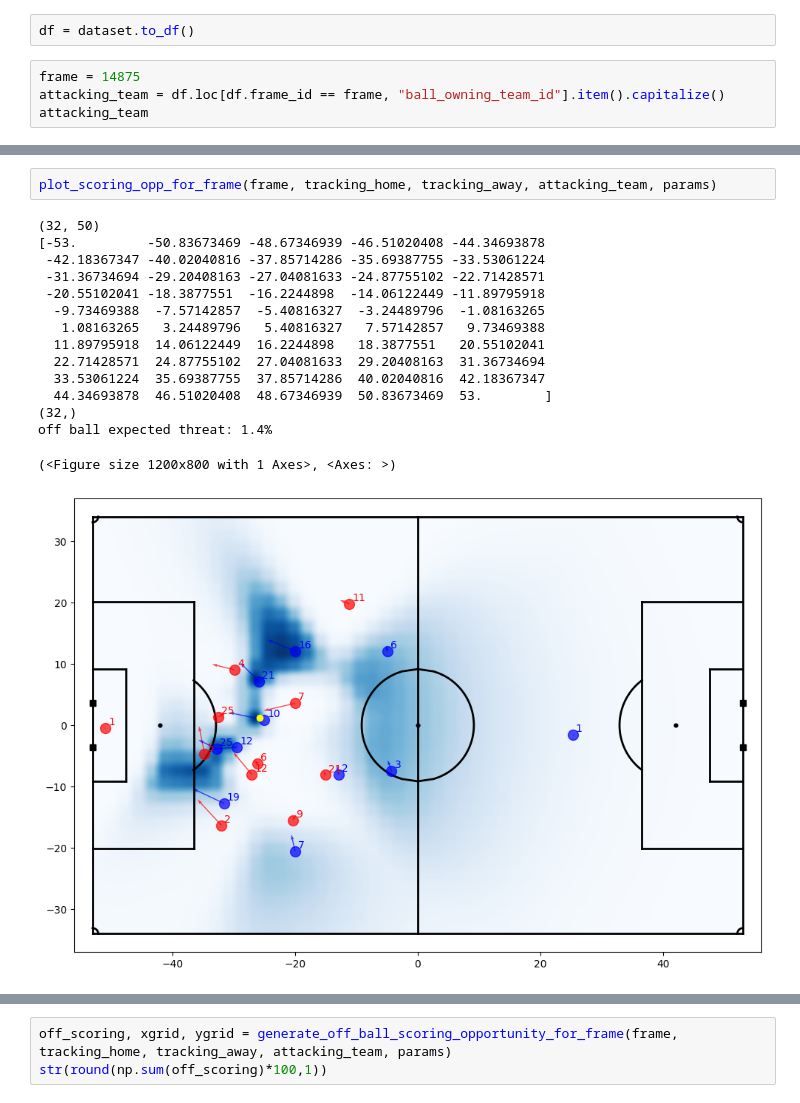
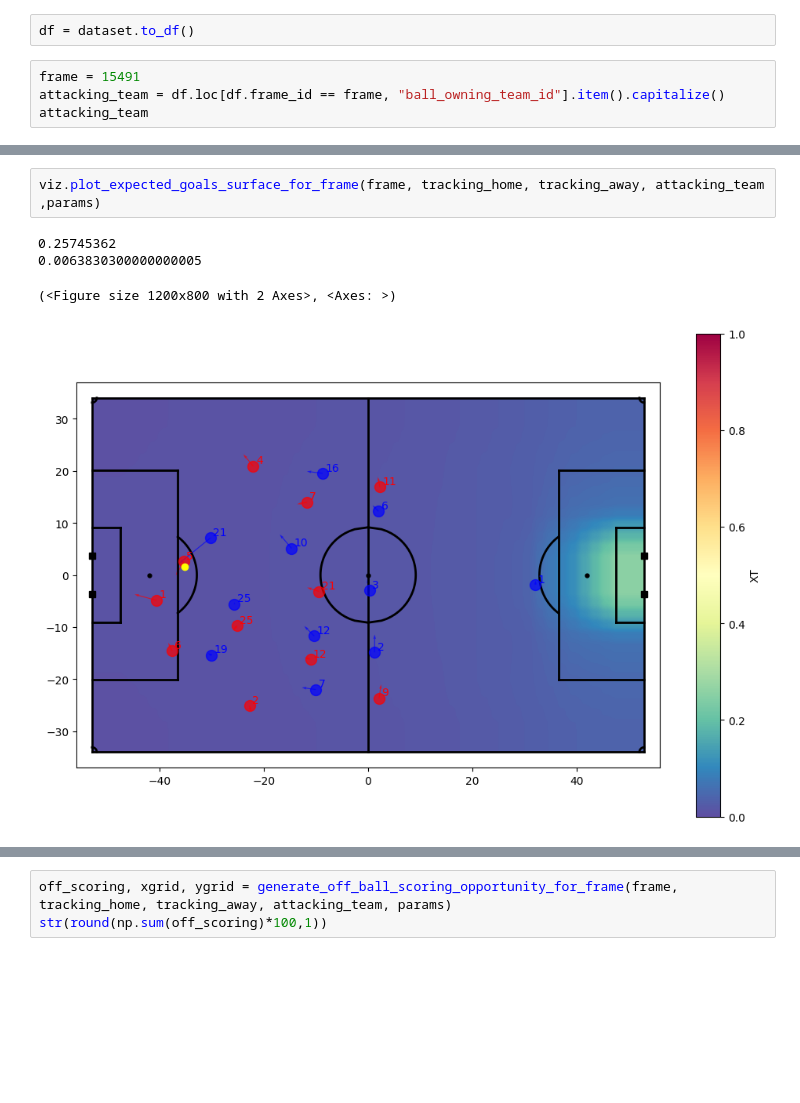
Before and after one commit to liammoore44/City-DS, a Jupyter notebook: notebooks/pitch_control_ss.ipynb, the cells around one changed output, grey strips where cells are left out. Drawn from its saved outputs; the diff is of its cells as text; blank space fills up the shorter version.

```diff
--- a/notebooks/pitch_control_ss.ipynb
+++ b/notebooks/pitch_control_ss.ipynb
@@ -37,7 +37,7 @@ params=pc.parameters()
 # %%
 df = dataset.to_df()
 # %%
-frame = 14875
+frame = 15491
 attacking_team = df.loc[df.frame_id == frame, "ball_owning_team_id"].item().capitalize()
 attacking_team
 # %% [output]
@@ -153,18 +60,7 @@ def plot_scoring_opp_for_frame(frame, tracking_home, tracking_away, attacking_te
 # %%
-plot_scoring_opp_for_frame(frame, tracking_home, tracking_away, attacking_team, params)
+viz.plot_expected_goals_surface_for_frame(frame, tracking_home, tracking_away, attacking_team ,params)
 # %% [output]
-(32, 50)
-[-53.         -50.83673469 -48.67346939 -46.51020408 -44.34693878
- -42.18367347 -40.02040816 -37.85714286 -35.69387755 -33.53061224
- -31.36734694 -29.20408163 -27.04081633 -24.87755102 -22.71428571
- -20.55102041 -18.3877551  -16.2244898  -14.06122449 -11.89795918
-  -9.73469388  -7.57142857  -5.40816327  -3.24489796  -1.08163265
-   1.08163265   3.24489796   5.40816327   7.57142857   9.73469388
-  11.89795918  14.06122449  16.2244898   18.3877551   20.55102041
-  22.71428571  24.87755102  27.04081633  29.20408163  31.36734694
-  33.53061224  35.69387755  37.85714286  40.02040816  42.18367347
-  44.34693878  46.51020408  48.67346939  50.83673469  53.        ]
-(32,)
-off ball expected threat: 1.4%
+0.25745362
+0.0063830300000000005
-(<Figure size 1200x800 with 1 Axes>, <Axes: >)
+(<Figure size 1200x800 with 2 Axes>, <Axes: >)
-[figure, old version]
+[figure, new version]
```
Also changed, not shown: parts of 43 cells of this notebook, 5 other files.
